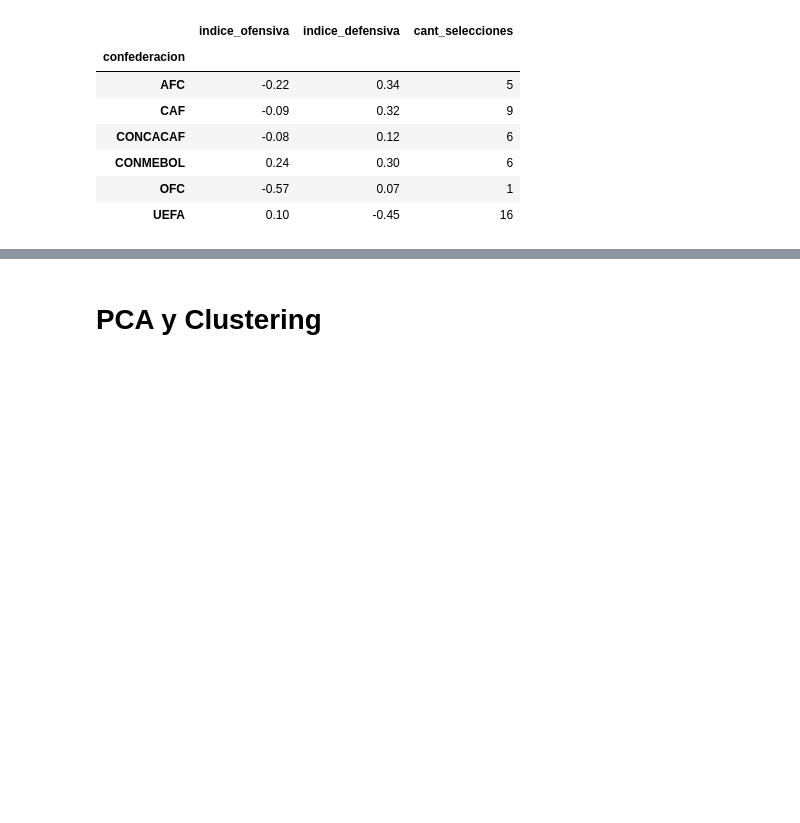
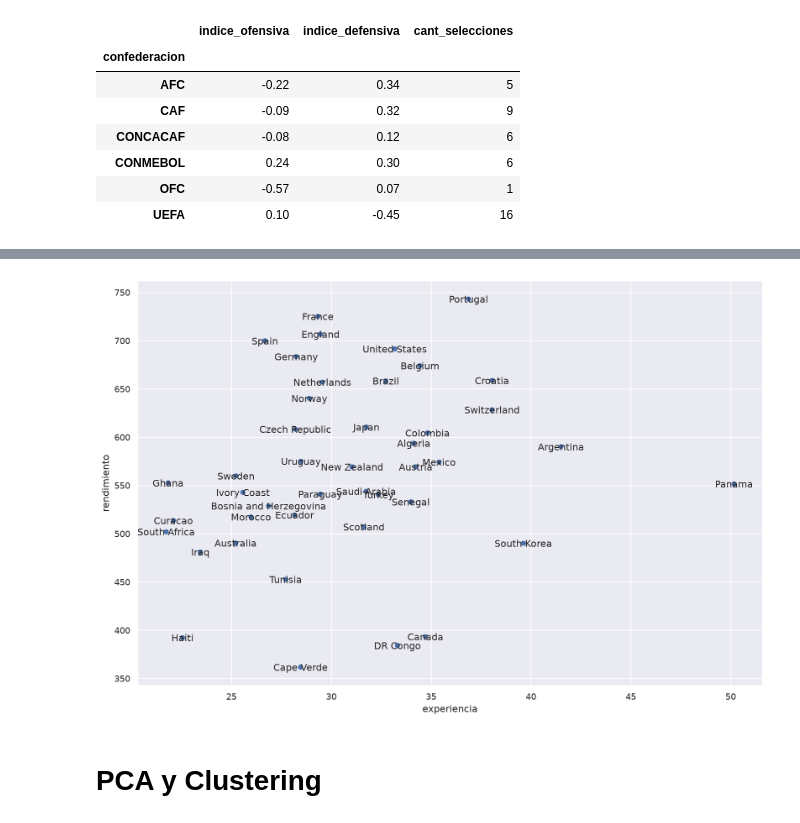
Before and after one commit to vinpalonsky/tp-labo-de-datos, a Jupyter notebook: vincenzo_palonsky-azul_soldani-francisco_amato.ipynb, the cells around one changed output, grey strips where cells are left out. Drawn from its saved outputs; the diff is of its cells as text; code cells hidden in the pictures; blank space fills up the shorter version.

```diff
--- a/vincenzo_palonsky-azul_soldani-francisco_amato.ipynb
+++ b/vincenzo_palonsky-azul_soldani-francisco_amato.ipynb
@@ -511,0 +536,29 @@ df_confederaciones_plot = df_confederaciones.reset_index().melt(
+# %%
+experiencia_promedio = (df_selecciones["edad"]+df_selecciones["caps"])/2
+rendimiento_promedio = (df_selecciones["standard_playing_time_min"]+df_selecciones["standard_per_90_minutes_gls"]+df_selecciones["standard_per_90_minutes_ast"])/3
+
+analisis_exp_rend = pd.DataFrame({
+    "experiencia": experiencia_promedio,
+    "rendimiento": rendimiento_promedio,
+    "seleccion": df_selecciones["seleccion"]
+})
+# %%
+(
+        so.Plot(data = analisis_exp_rend,
+                x = "experiencia",
+                y = "rendimiento",
+                text="seleccion"
+            )
+        .add(so.Dot())
+        .add(so.Text())
+        # .limit(x=(-2, 1.5), y=(-2, 2))
+        .layout(size=(12,8))
+        # .label(
+        #         x="Indice de Ofensiva",
+        #         y="Indice de Defensiva",
+        #         title="Estilos de juegos según confederación de pertenencia",
+        #         color="Confederación"
+        # )
+)
+# %% [output]
+[figure, added]
```
Also changed, not shown: parts of 27 cells of this notebook.
